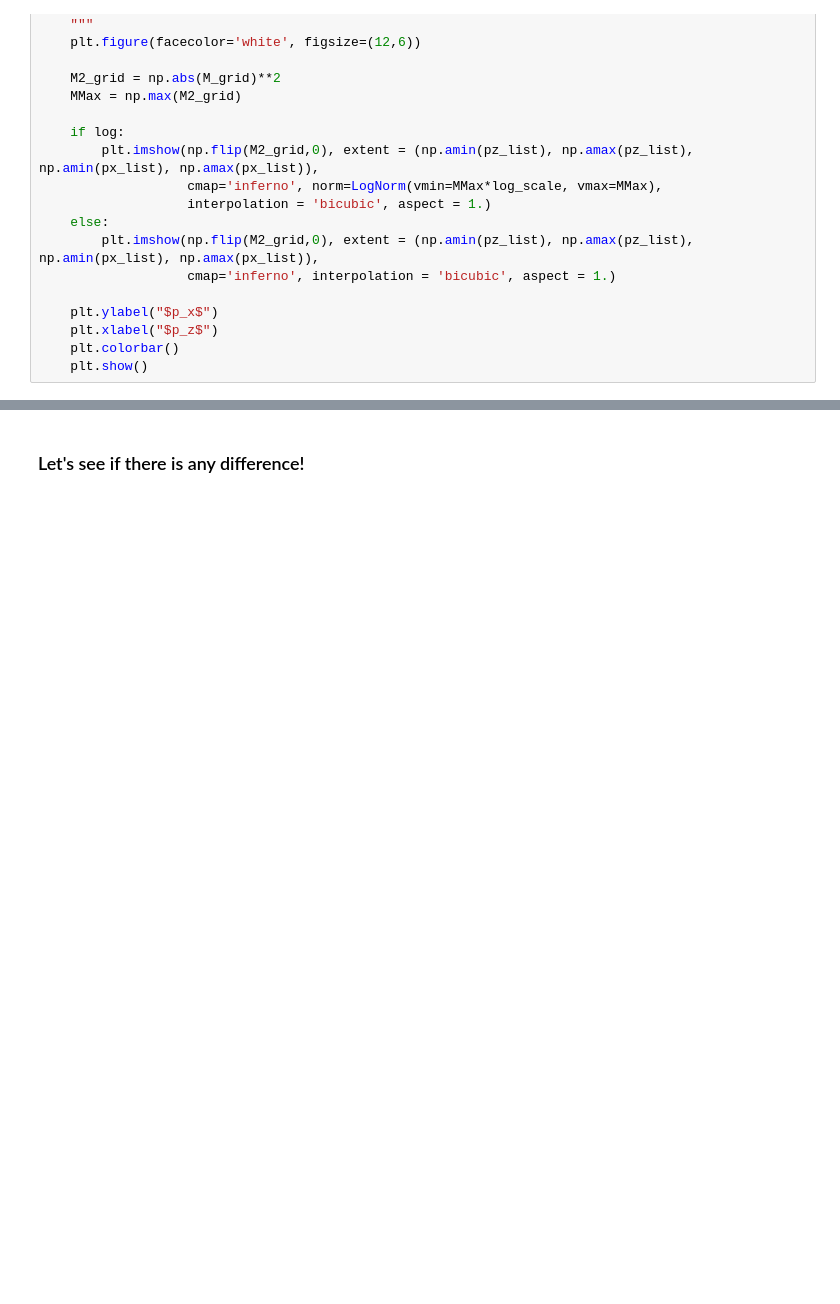
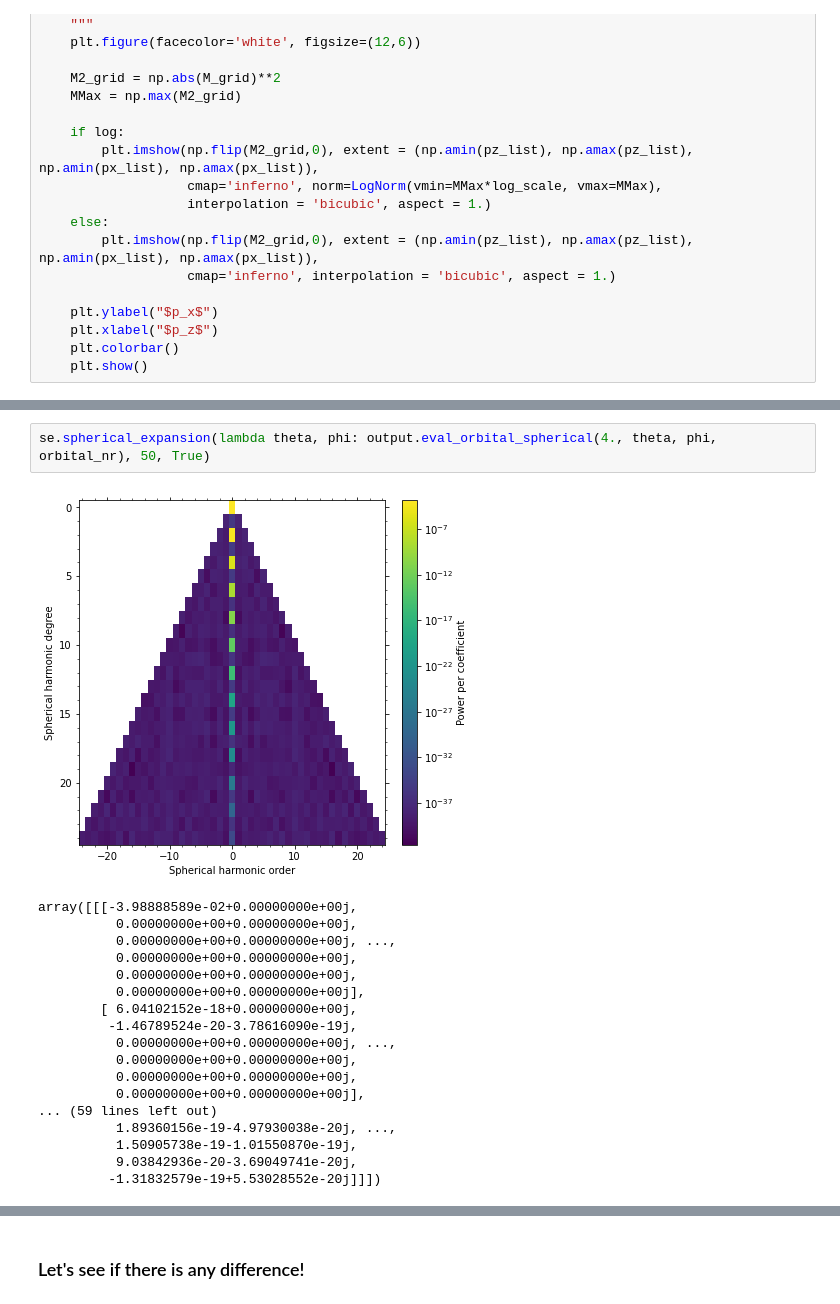
Before and after one commit to EmilHansen1/SFA_OAM_Linear, a Jupyter notebook: Handpicked_CHBrClF.ipynb, the cells around one changed output, grey strips where cells are left out. Cells and saved outputs as stored; diff of their text form; blank space fills up the shorter version.

```diff
--- a/Handpicked_CHBrClF.ipynb
+++ b/Handpicked_CHBrClF.ipynb
@@ -92,0 +100,21 @@ plt.show()
+# %%
+se.spherical_expansion(lambda theta, phi: output.eval_orbital_spherical(4., theta, phi, orbital_nr), 50, True)
+# %% [output]
+[figure, added]
+array([[[-3.98888589e-02+0.00000000e+00j,
+          0.00000000e+00+0.00000000e+00j,
+          0.00000000e+00+0.00000000e+00j, ...,
+          0.00000000e+00+0.00000000e+00j,
+          0.00000000e+00+0.00000000e+00j,
+          0.00000000e+00+0.00000000e+00j],
+        [ 6.04102152e-18+0.00000000e+00j,
+         -1.46789524e-20-3.78616090e-19j,
+          0.00000000e+00+0.00000000e+00j, ...,
+          0.00000000e+00+0.00000000e+00j,
+          0.00000000e+00+0.00000000e+00j,
+          0.00000000e+00+0.00000000e+00j],
+... (59 lines left out)
+          1.89360156e-19-4.97930038e-20j, ...,
+          1.50905738e-19-1.01550870e-19j,
+          9.03842936e-20-3.69049741e-20j,
+         -1.31832579e-19+5.53028552e-20j]]])
```
Also changed, not shown: parts of 31 cells of this notebook, 1 other file.
